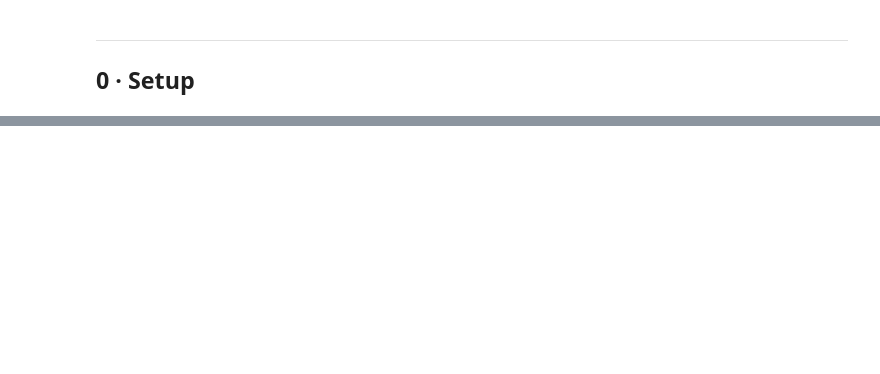
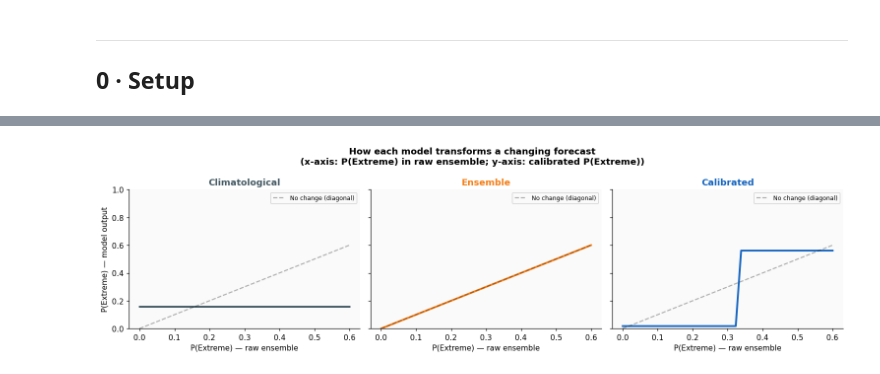
Before and after one commit to Penrheol/Sri_Lanka_Heat_Colombo, a Jupyter notebook: heat_ews_demo.ipynb, the cells around one changed output, grey strips where cells are left out. Cells and saved outputs as stored; diff of their text form; code cells hidden in the pictures; blank space fills up the shorter version.

```diff
--- a/heat_ews_demo.ipynb
+++ b/heat_ews_demo.ipynb
@@ -609,0 +169,19 @@ print(f'POD: {results["POD"]:.2f}  FAR: {results["FAR"]:.2f}')
+# %%
+clim = ClimatologicalModel().fit(train_data)
+cal  = CalibratedModel().fit(train_data)
+ens  = EnsembleModel()
+
+print('Model behaviour for three representative forecasts:')
+print(f"{'Forecast':30s} | {'Model':14s} | {'p(Normal)':>10} {'p(Caution)':>10} {'p(Extreme)':>10} {'p(Danger)':>10}")
+print('-'*82)
+test_forecasts = [
+    ([0.60, 0.28, 0.08, 0.04], 'Low-heat ensemble'),
+    ([0.25, 0.35, 0.28, 0.12], 'Moderate-heat ensemble'),
+    ([0.05, 0.12, 0.38, 0.45], 'High-heat ensemble'),
+]
+for fp, label in test_forecasts:
+    for name, model in [('Climatological', clim), ('Ensemble', ens), ('Calibrated', cal)]:
+        p = model.predict(np.array(fp))
+        print(f"  {label if name=='Climatological' else '':28s} | {name:14s} | "
+              + '  '.join(f'{x:10.3f}' for x in p))
+    print()
@@ -609,0 +203,22 @@ print(f'POD: {results["POD"]:.2f}  FAR: {results["FAR"]:.2f}')
+# %%
+# How each model responds as P(extreme heat) increases in the raw forecast
+p3_scan = np.linspace(0, 0.6, 40)
+fig, axes = plt.subplots(1, 3, figsize=(14, 4), sharey=True)
+fig.suptitle('How each model transforms a changing forecast\n'
+             '(x-axis: P(Extreme) in raw ensemble; y-axis: calibrated P(Extreme))',
+             fontsize=12, fontweight='bold')
+model_specs = [('Climatological',clim,'#455A64'), ('Ensemble',ens,'#F57F17'), ('Calibrated',cal,'#1565C0')]
+for ax, (name, model, color) in zip(axes, model_specs):
+    p_out = []
+    for p3 in p3_scan:
+        p4 = p3*0.4; rem = 1-p3-p4; fp = [rem*0.6, rem*0.4, p3, p4]
+        p_out.append(model.predict(np.array(fp))[2])
+    ax.plot(p3_scan, p_out, color=color, linewidth=2.5)
+    ax.plot([0,0.6],[0,0.6], 'k--', alpha=0.3, label='No change (diagonal)')
+    ax.set_title(name, fontweight='bold', color=color)
+    ax.set_xlabel('P(Extreme) — raw ensemble'); ax.set_ylim(0,1)
+    if ax == axes[0]: ax.set_ylabel('P(Extreme) — model output')
+    ax.legend(fontsize=8)
+plt.tight_layout(); plt.show()
+# %% [output]
+[figure, added]
```
Also changed, not shown: parts of 58 cells of this notebook, 7 other files.
